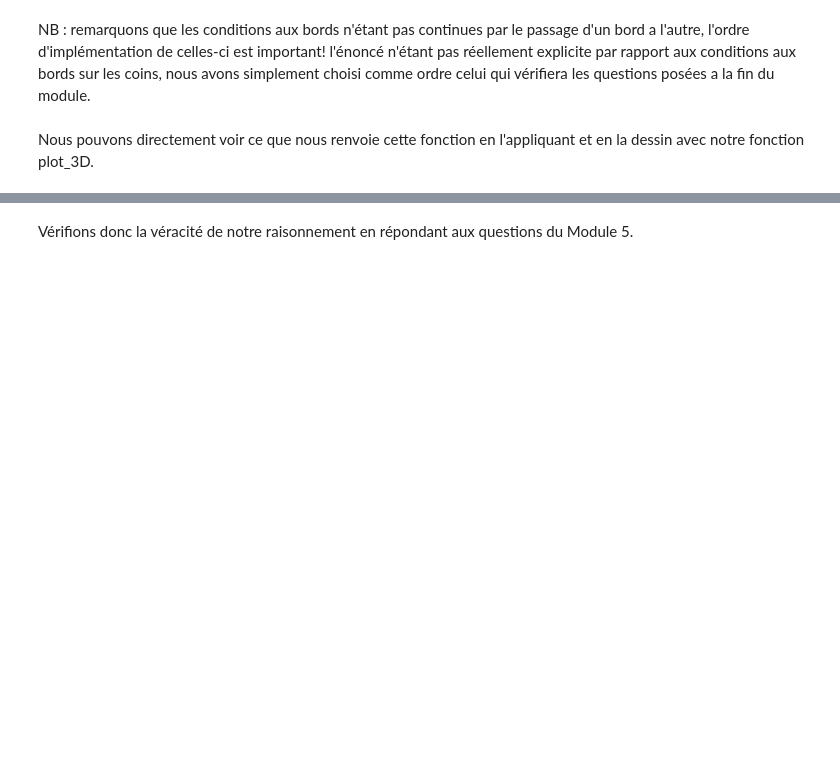
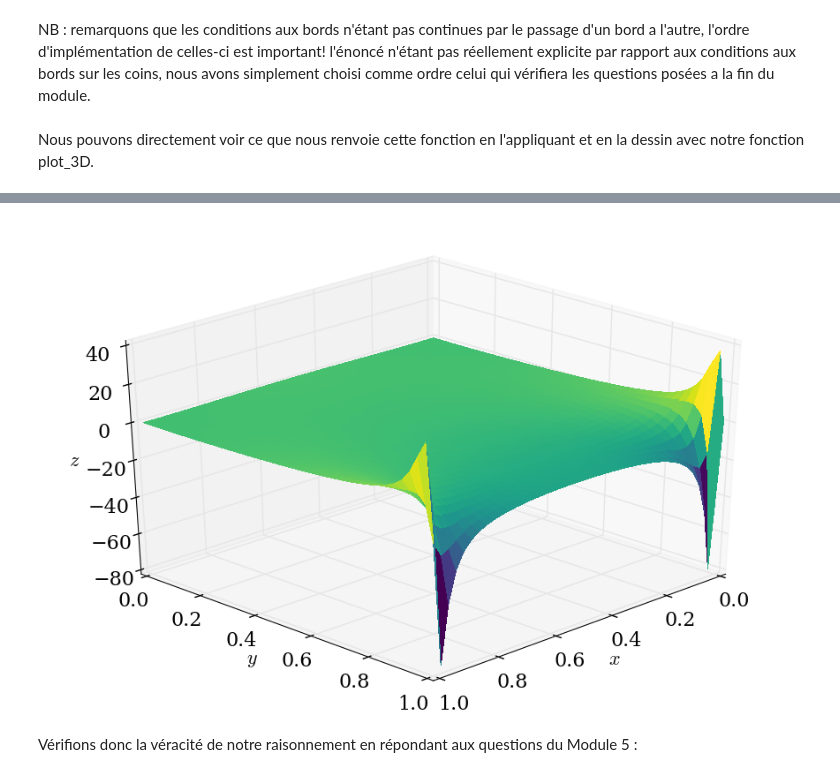
Before and after one commit to SeigneurSauron/numerical-mooc, a Jupyter notebook: working/Stokes flowww.ipynb, the cells around one changed output, grey strips where cells are left out. Saved outputs shown, nothing was run; the diff lists cells and outputs as text; code cells hidden in the pictures; blank space fills up the shorter version.

```diff
--- a/working/Stokes flowww.ipynb
+++ b/working/Stokes flowww.ipynb
@@ -154,9 +176,11 @@ Nous pouvons directement voir ce que nous renvoie cette fonction en l'appliquant
 O, P, N = laplace2d(O.copy(), P.copy(), dx, dy, l1_target)
 # %%
 plot_3D(x,y,P)
+plot_3D(x,y,O)
 # %% [output]
 [figure]
+[figure, added]
 # %% [markdown]
-Vérifions donc la véracité de notre raisonnement en répondant aux questions du Module 5.
+Vérifions donc la véracité de notre raisonnement en répondant aux questions du Module 5 :
 # %%
 print("La valeur maximale de |P| dans la cavité est",numpy.max(numpy.abs(P))) #P pour psi
```
Also changed, not shown: parts of 15 cells of this notebook.
